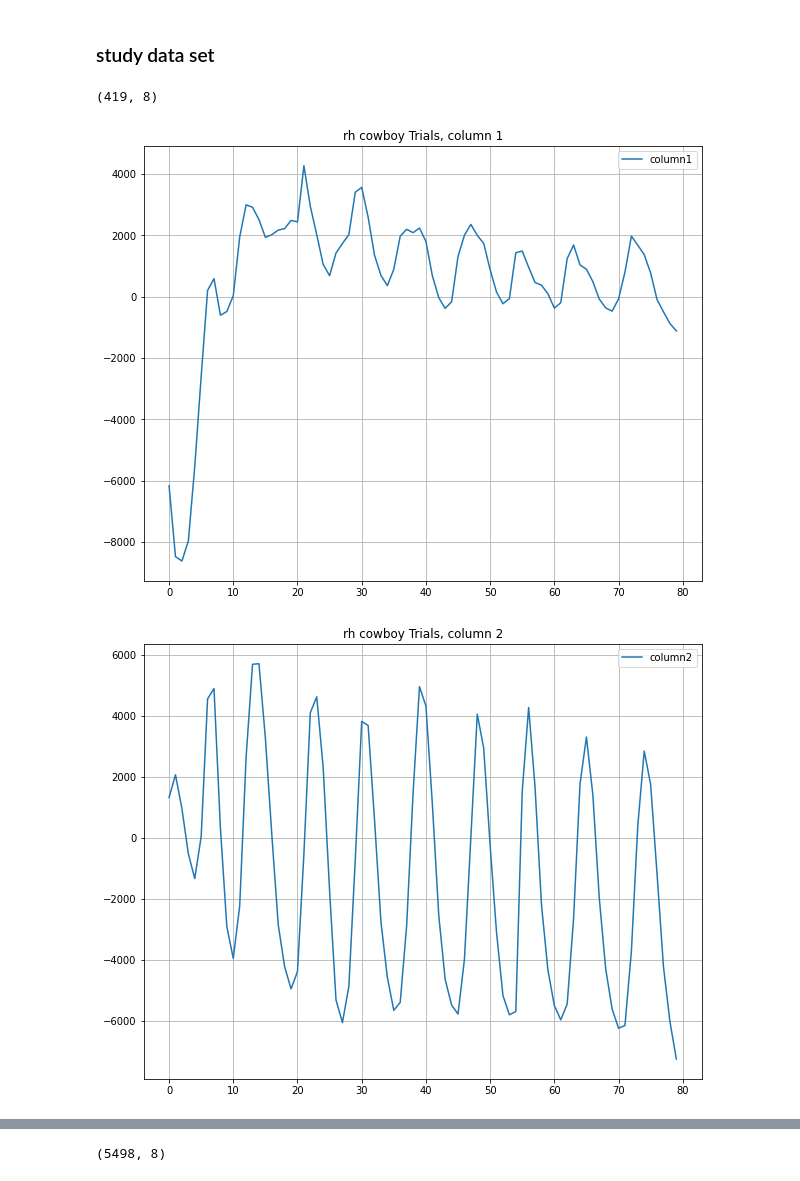
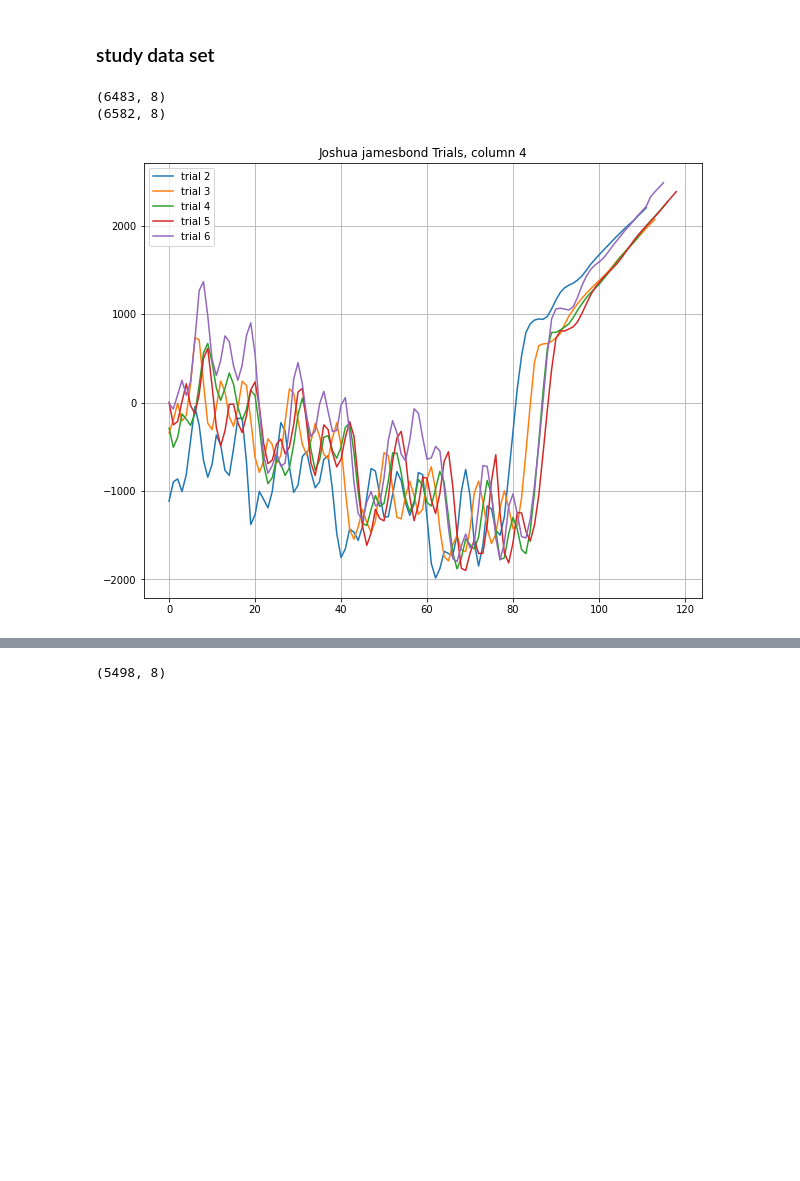
Before and after one commit to CG4002-AY2122S1-B02/CG4002_Capstone, a Jupyter notebook: ML/boing_week_13.ipynb, the cells around one changed output, grey strips where cells are left out. Drawn from its saved outputs; the diff is of its cells as text; code cells hidden in the pictures; blank space fills up the shorter version.

```diff
--- a/ML/boing_week_13.ipynb
+++ b/ML/boing_week_13.ipynb
@@ -75,42 +113,24 @@ feature_n = 6
 # %% [markdown]
 ###  study data set ###
 # %%
-column_l = ['1','2','3','4','5','6']
-move = 'cowboy'
-name_1 = 'rh'
-name_2 = 'rh'
-# data_path = os.path.join(os.getcwd(), f"real_data/w13/{name_1}_{move}.csv")
-# test_data = pd.read_csv(data_path, index_col = False)
-# print(test_data.shape)
+test_data = pd.read_csv(os.path.join(data_folder_path, 'jamesbond_josh.csv'), index_col = False)
+print(test_data.shape)
+test_data_2 = pd.read_csv(os.path.join(data_folder_path_2, 'jamesbond_sanath.csv'), index_col = False)
+print(test_data_2.shape)
 
-# for column in column_l:
-#     fig, ax = plt.subplots(figsize = [10,8])
-#     for i in range(2,7):
-#         temp = test_data[test_data['0'] == i]
-#         x = [i for i in range(temp.shape[0])]
-#         ax.plot(x, temp[column], label = f"trial {column}")
+fig, ax = plt.subplots(figsize = [10,8])
+for i in range(2,7):
+    temp = test_data[test_data['0'] == i]
+    x = [i for i in range(temp.shape[0])]
+    ax.plot(x, temp['4'], label = f"trial {str(i)}")
+#     temp = temp.ewm(com = 2).mean()
+#     ax.plot(x, temp['4'], label = f"trial after EMA {str(i)}")
 
-#     plt.title(f"{name_1} {move} Trials, column {column}")
-#     plt.legend()
-#     ax.grid()
-#     plt.show()
-
-data_path = os.path.join(os.getcwd(), f"real_data/w13/{name_2}_{move}.csv")
-test_data = pd.read_csv(data_path, index_col = False)
-print(test_data.shape)
-for column in column_l:
-    fig, ax = plt.subplots(figsize = [10,8])
-    temp = test_data[test_data['0'] == 1][:80]
-    x = [i for i in range(temp.shape[0])]
-    ax.plot(x, temp[column], label = f"column{column}")
-    #     temp = temp.ewm(com = 2).mean()
-    #     ax.plot(x, temp['4'], label = f"trial after EMA {str(i)}")
-
-    plt.title(f"{name_2} {move} Trials, column {column}")
-    plt.legend()
-    ax.grid()
-    plt.show()
+plt.title('Joshua jamesbond Trials, column 4')
+plt.legend()
+ax.grid()
+plt.show()
 # %% [output]
-(419, 8)
+(6483, 8)
+(6582, 8)
-[figure, old version]
+[figure, new version]
-[figure, removed]
```
Also changed, not shown: parts of 56 cells of this notebook, 1 other file.
